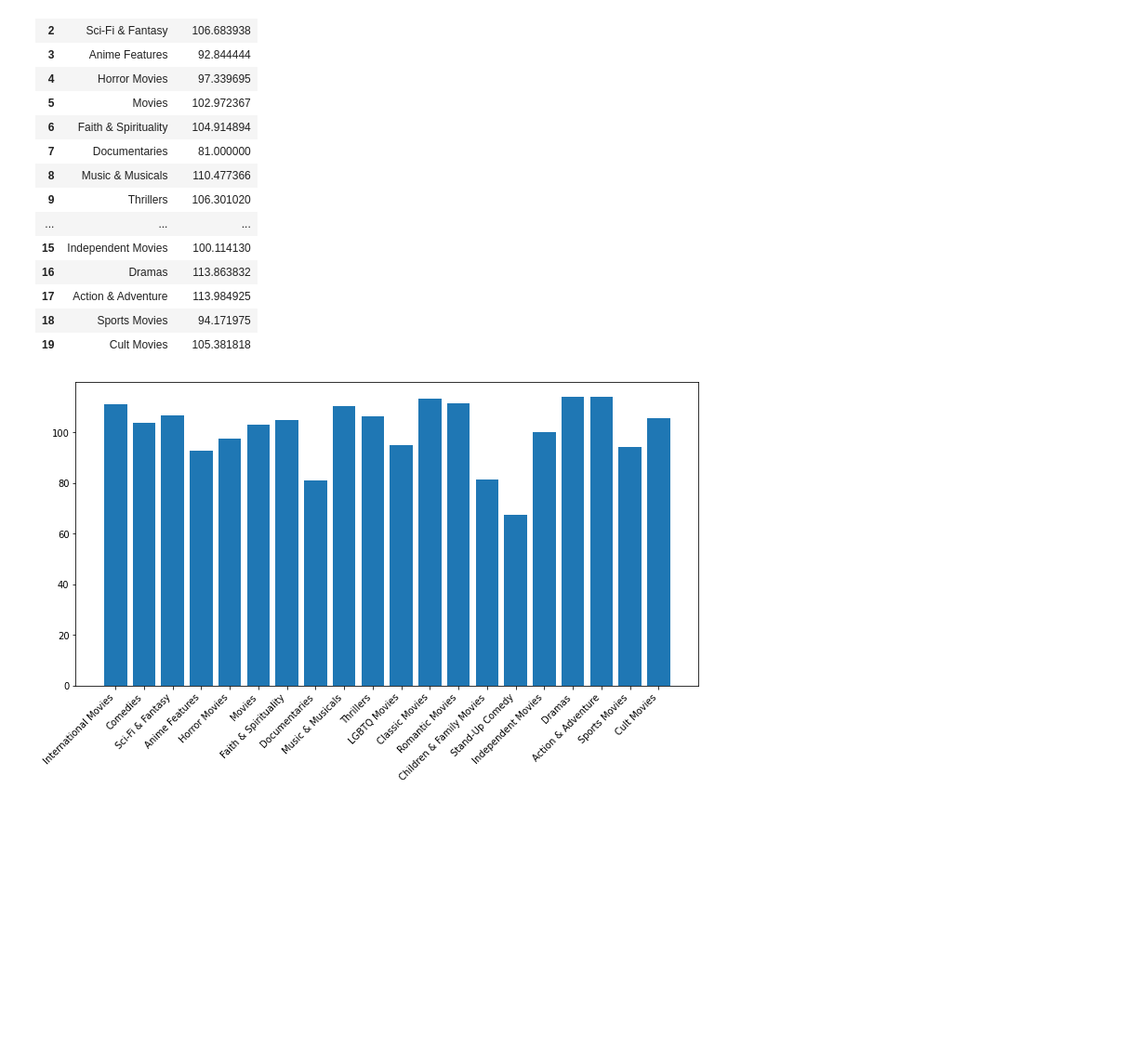
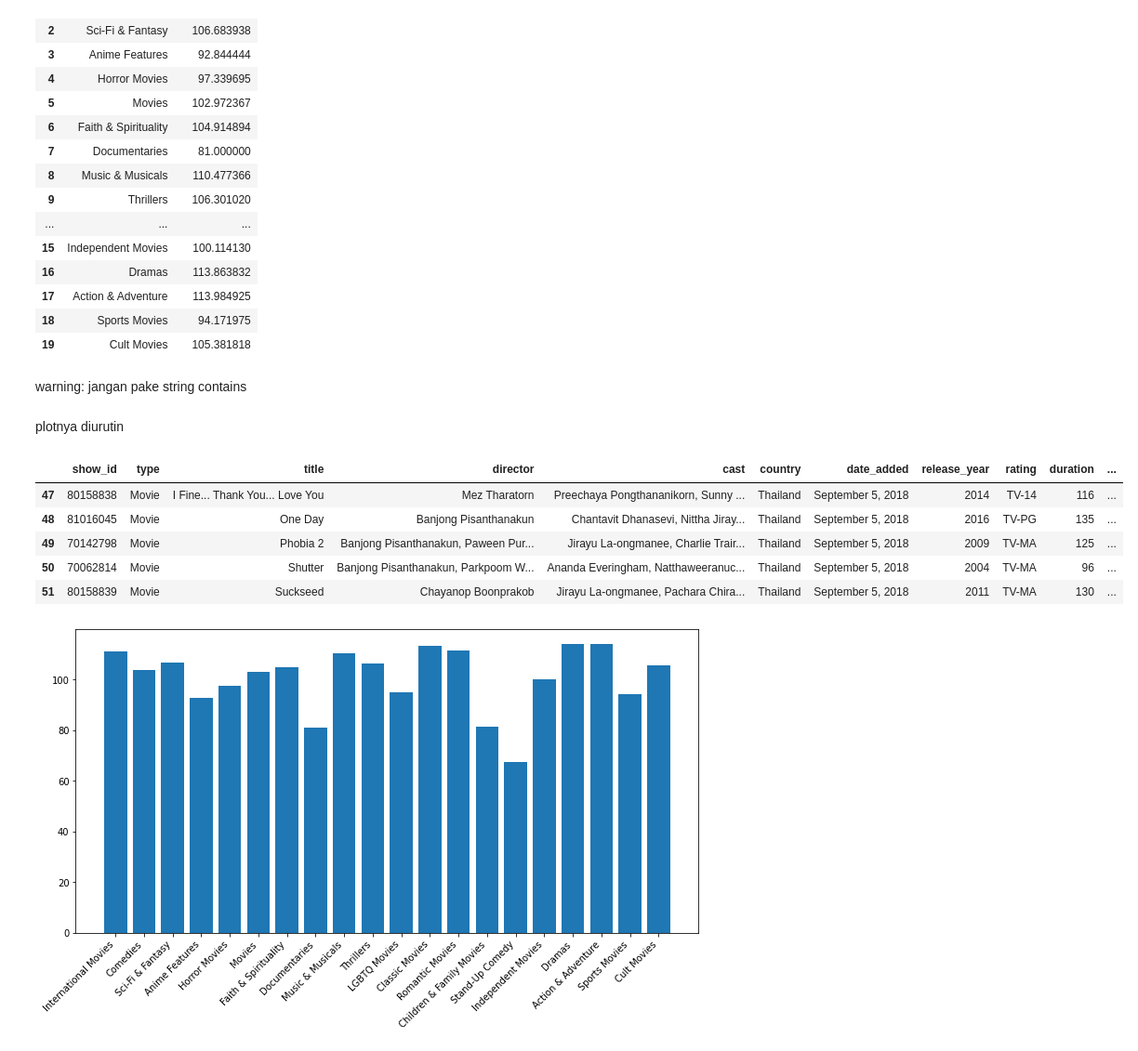
Before and after one commit to rindanh/Latihan-NDSC, a Jupyter notebook: netflix/rinda/Belajar_NDSC_Netflix_Danu_edited_by_Rinda.ipynb, the cells around one changed output. Shown at 93% size. Cells and saved outputs as stored; diff of their text form; code cells hidden in the pictures; blank space fills up the shorter version.

```diff
--- a/netflix/rinda/Belajar_NDSC_Netflix_Danu_edited_by_Rinda.ipynb
+++ b/netflix/rinda/Belajar_NDSC_Netflix_Danu_edited_by_Rinda.ipynb
@@ -416,6 +416,19 @@ df_movie_listedin_duration
 | 17 | Action & Adventure | 113.984925 |
 | 18 | Sports Movies | 94.171975 |
 | 19 | Cult Movies | 105.381818 |
+# %% [markdown]
+warning: jangan pake string contains
+# %% [markdown]
+plotnya diurutin
+# %%
+df_movie[df_movie['listed_in'].str.contains('Movies')][30:35]
+# %% [output]
+|  | show_id | type | title | director | cast | country | date_added | release_year | rating | duration | ... |
+| 47 | 80158838 | Movie | I Fine... Thank You... Love You | Mez Tharatorn | Preechaya Pongthananikorn, Sunny ... | Thailand | September 5, 2018 | 2014 | TV-14 | 116 | ... |
+| 48 | 81016045 | Movie | One Day | Banjong Pisanthanakun | Chantavit Dhanasevi, Nittha Jiray... | Thailand | September 5, 2018 | 2016 | TV-PG | 135 | ... |
+| 49 | 70142798 | Movie | Phobia 2 | Banjong Pisanthanakun, Paween Pur... | Jirayu La-ongmanee, Charlie Trair... | Thailand | September 5, 2018 | 2009 | TV-MA | 125 | ... |
+| 50 | 70062814 | Movie | Shutter | Banjong Pisanthanakun, Parkpoom W... | Ananda Everingham, Natthaweeranuc... | Thailand | September 5, 2018 | 2004 | TV-MA | 96 | ... |
+| 51 | 80158839 | Movie | Suckseed | Chayanop Boonprakob | Jirayu La-ongmanee, Pachara Chira... | Thailand | September 5, 2018 | 2011 | TV-MA | 130 | ... |
 # %%
 fig, ax = plt.subplots(figsize=(12, 6))
 bars = ax.bar(np.arange(len(df_movie_listedin_duration)), height=df_movie_listedin_duration['avg_duration'])
```
Also changed, not shown: parts of 10 cells of this notebook.
